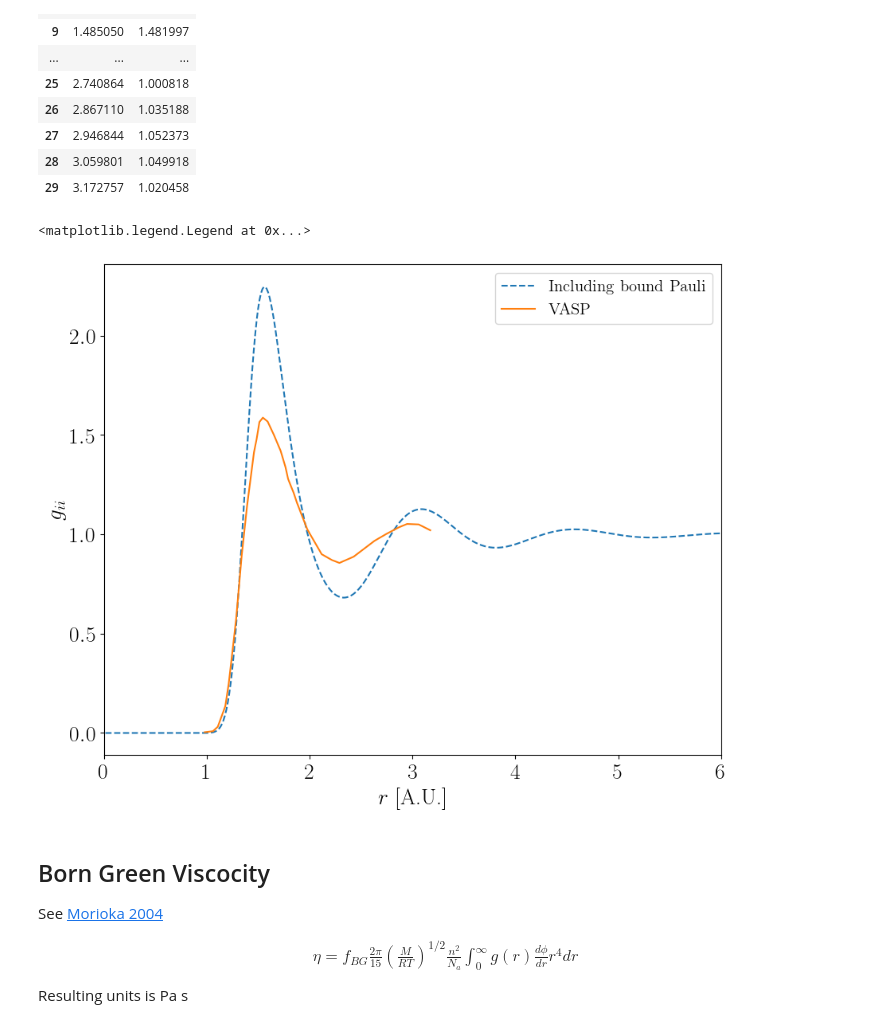
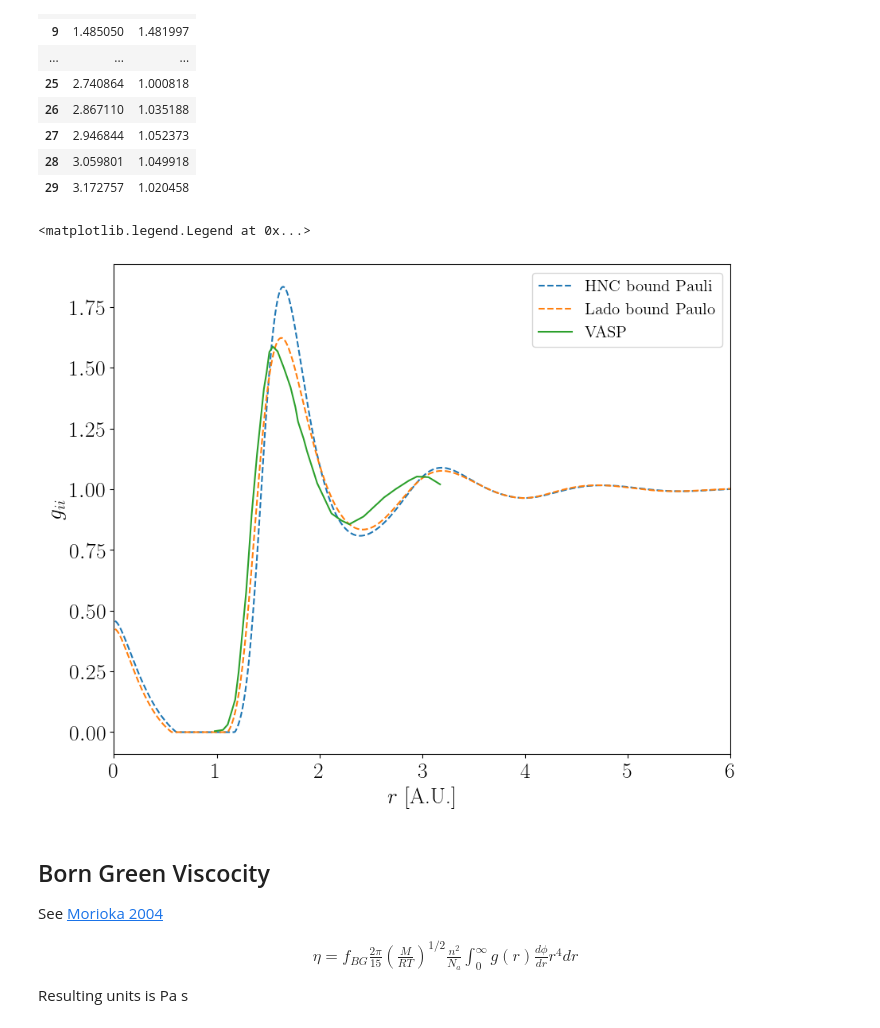
Before and after one commit to ZachAJohnson/hnc, a Jupyter notebook: TCCW/PIE_TCCW-atoMEC.ipynb, the cells around one changed output. Drawn from its saved outputs; the diff is of its cells as text; code cells hidden in the pictures.

```diff
--- a/TCCW/PIE_TCCW-atoMEC.ipynb
+++ b/TCCW/PIE_TCCW-atoMEC.ipynb
@@ -322,10 +332,14 @@ Function evaluations 16, initial cost 1.2128e+10, final cost 1.2108e+10, first-o
 # %%
-# c_s_k_3 = atom3.hnc.c_s_k_matrix.copy()
-# c_s_k_4 = atom3.hnc.c_s_k_matrix.copy()
-# atom3.run_hnc(c_s_k_guess = atom3.hnc.c_s_k_matrix.copy(), newton=False)
-# atom3.run_hnc(c_s_k_guess = c_s_k_3.copy(), newton=False)
-# atom3.run_hnc(newton=False)
-# solve_least_squares(atom3, np.linspace(atom3.hnc.k_array[0], atom3.hnc.k_array[-1], num=100))
-solve_least_squares(atom3,np.linspace(atom3.hnc.k_array[0], atom3.hnc.k_array[-1], num=200))
+og_βu = atom3.hnc.βu_r_matrix.copy()
+for i, x in enumerate(np.linspace(0.0, 1, num=5)):
+    δβuei_x = δβuei_Pauli_HNC*(1-x) + x*δβuei_Pauli_Lado
+    atom3.hnc.βu_r_matrix[0,1] = og_βu[0,1] + δβuei_x
+    atom3.hnc.βu_r_matrix[1,0] = og_βu[1,0] + δβuei_x
+    atom3.hnc.set_βu_matrix(atom3.hnc.βu_r_matrix)
+    if i==0:
+        c_s_k_guess = atom2.hnc.c_s_k_matrix.copy()
+    else:
+        c_s_k_guess = atom3.hnc.c_s_k_matrix.copy()
+    solve_least_squares(atom3,np.linspace(atom3.hnc.k_array[0], atom3.hnc.k_array[-1], num=400), c_s_k_guess = c_s_k_guess)#atom.hnc.c_s_k_matrix.copy())#*np.array([[Z**2,Z/Zbar],[Z/Zbar,1]] )[:,:,np.newaxis] )
 # %% [output]
    Iteration     Total nfev        Cost      Cost reduction    Step norm     Optimality
@@ -351,0 +363,8 @@ atom1.hnc.plot_g_all_species()
+# %%
+
+atom3 =  PLASMA(Z, A, ni_cc, Ti_eV, Te_eV, Zbar=Zbar,find_βuee=False,
+                 βu_options = {'add_bridge':True,'bridge':'yukawa', 'pseudopotential':False},
+                 qsp_options={'r_c':r_c},
+                 hnc_options={'kappa_multiscale':10, 'R_max':10,'N_bins':1000},
+                 hnc_solve_options={'num_iterations':10000,'alpha_Picard':0.01,'verbose':False},
+                 root_options={'options':{'maxfev':100,'xtol':1e-14}})
@@ -351,0 +380,13 @@ atom1.hnc.plot_g_all_species()
+# %%
+og_βu = atom3.hnc.βu_r_matrix.copy()
+for i, x in enumerate(np.linspace(0.75, 1, num=3)):
+    δβuei_x = δβuei_Pauli_HNC*(1-x) + x*δβuei_Pauli_Lado
+    atom3.hnc.βu_r_matrix[0,1] = og_βu[0,1] + δβuei_x
+    atom3.hnc.βu_r_matrix[1,0] = og_βu[1,0] + δβuei_x
+    atom3.hnc.set_βu_matrix(atom3.hnc.βu_r_matrix)
+    if i==0:
+        c_s_k_guess = saved_guess
+    else:
+        c_s_k_guess = atom3.hnc.c_s_k_matrix.copy()
+    solve_least_squares(atom3,np.linspace(atom3.hnc.k_array[0], atom3.hnc.k_array[-1], num=200), c_s_k_guess = c_s_k_guess)#atom.hnc.c_s_k_matrix.copy())#*np.array([[Z**2,Z/Zbar],[Z/Zbar,1]] )[:,:,np.newaxis] )
+    solve_least_squares(atom3,np.linspace(atom3.hnc.k_array[0], atom3.hnc.k_array[-1], num=400), c_s_k_guess = atom3.hnc.c_s_k_matrix.copy())#atom.hnc.c_s_k_matrix.copy())#*np.array([[Z**2,Z/Zbar],[Z/Zbar,1]] )[:,:,np.newaxis] )
@@ -386,31 +428,31 @@ MD_data
 # %%
 # AA_data = read_csv("/home/zach/plasma/atoMEC/examples/density.csv", delim_whitespace=True, header=0)
 
 fig, ax = plt.subplots(figsize=(10,8))
 # nf_0 = Zbar/(4/3*np.pi*atom.qsp.ri**3)
 # ax.plot(AA_data['r[a_0]'], np.array(AA_data['n[unbound]'])/nf_0,'k.' ,label="AA" )
 # ax.plot(atom_2e.hnc.r_array*atom_2e.qsp.ri, atom_2e.hnc.h_r_matrix[0,0]+1,'--', label='2 electron SVT ')
 # ax.plot(atom1.hnc.r_array, atom1.hnc.h_r_matrix[0,0]+1,'--', label='Ashcroft Pseudopotential')
-ax.plot(atom2.hnc.r_array, atom2.hnc.h_r_matrix[0,0]+1,'--', label='Including bound Pauli')
-# ax.plot(atom3.hnc.r_array, atom3.hnc.h_r_matrix[0,0]+1,'--', label='No bound or psuedo')
+ax.plot(atom2.hnc.r_array, atom2.hnc.h_r_matrix[0,0]+1,'--', label='HNC bound Pauli')
+ax.plot(atom3.hnc.r_array, atom3.hnc.h_r_matrix[0,0]+1,'--', label='Lado bound Paulo')
 # ax.plot(atom_long.hnc.r_array, atom_long.hnc.h_r_matrix[0,0]+1,'-.', label='1 electron SVT-long ')
 # ax.plot(atom_oz.hnc.r_array, atom_oz.hnc.h_r_matrix[0,0]+1,'--', label='1 electron OZ ')
 # ax.plot(atom.hnc.r_array, atom_oz.onlyion_hnc.h_r_matrix[0,0]+1,'--', label='Only Ion')
 ax.plot(MD_data['r'], MD_data['g'], label='VASP')
 
 # ax.plot(atom_oz.hnc.r_array*atom_oz.qsp.ri, atom_oz.hnc.h_r_matrix[0,0]+1,'--', label='my OZ CHNC')
 
 ax.set_xlim(0,6)
 ax.set_ylabel(r'$g_{ii}$',fontsize=20)
 ax.set_xlabel(r'$r$ [A.U.]',fontsize=20)
 ax.tick_params(labelsize=20)
 # ax.set_yscale('symlog', linthresh=2)
 
 # [i.set_linewidth(0.1) for i in ax.spines.itervalues()]
 ax.legend(fontsize=15)
 # %% [output]
 <matplotlib.legend.Legend at 0x...>
-[figure, old version]
+[figure, new version]
 # %% [markdown]
 ## Born Green Viscocity
 See [Morioka 2004](https://www.sciencedirect.com/science/article/pii/S0022309304003692)
```
Also changed, not shown: parts of 20 cells of this notebook, 4 other files.
